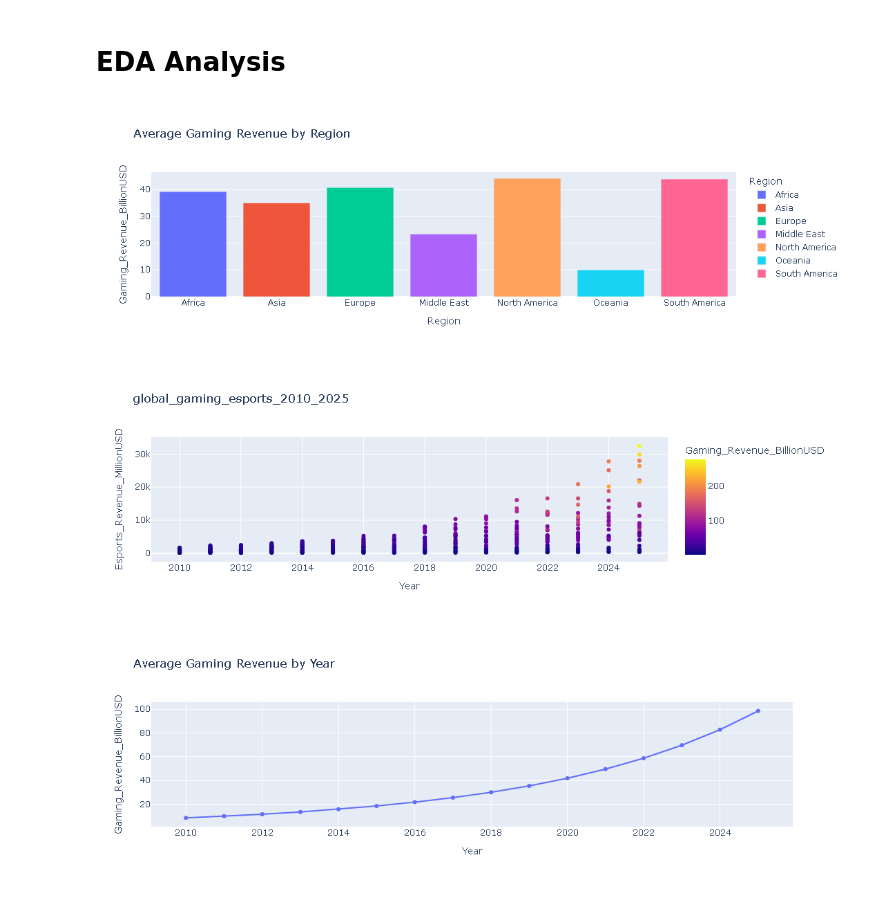
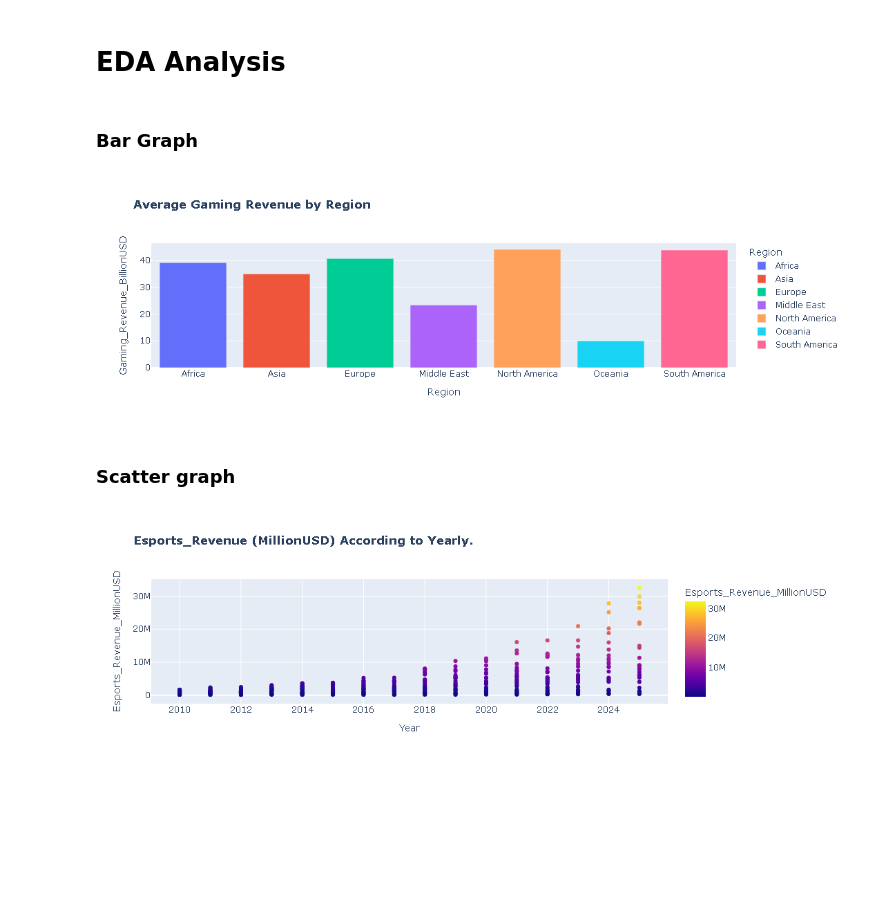
Before and after one commit to 9872himan-rgb/E-sports-project, a Jupyter notebook: game.ipynb, the cells around one changed output. Cells and saved outputs as stored; diff of their text form; code cells hidden in the pictures; blank space fills up the shorter version.

```diff
--- a/game.ipynb
+++ b/game.ipynb
@@ -197,6 +205,8 @@ df.duplicated().sum()
 np.int64(0)
 # %% [markdown]
 # EDA Analysis
+# %% [markdown]
+### Bar Graph
 # %%
 avg = df.groupby("Region")["Gaming_Revenue_BillionUSD"].mean().reset_index()
 
@@ -204,20 +214,22 @@ px.bar(avg,
        x="Region",
        y="Gaming_Revenue_BillionUSD",
        color="Region",
-       title="Average Gaming Revenue by Region").show()
+       title="<b>Average Gaming Revenue by Region</b>").show()
 # %% [output]
-[figure, old version]
+[figure, new version]
-# %%
-fig = px.scatter(df, x="Year" ,y="Esports_Revenue_MillionUSD",color="Gaming_Revenue_BillionUSD",title="global_gaming_esports_2010_2025")
-fig.show()
-# %% [output]
-[figure, removed]
+# %% [markdown]
+### Scatter graph
 # %%
-year = df.groupby("Year")["Gaming_Revenue_BillionUSD"].mean().reset_index()
-px.line(year,
-        x="Year",
-        y="Gaming_Revenue_BillionUSD",
-        markers=True,
-        title="Average Gaming Revenue by Year").show()
+df["Esports_Revenue_MillionUSD"] = df["Esports_Revenue_MillionUSD"] *1000
+
+fig = px.scatter(
+    df,
+    x="Year",
+    y="Esports_Revenue_MillionUSD",
+    title="<b>Esports_Revenue (MillionUSD) According to Yearly.</b>",
+    color="Esports_Revenue_MillionUSD"
+)
+
+fig.show()
 # %% [output]
-[figure, old version]
+[figure, new version]
```
Also changed, not shown: parts of 24 cells of this notebook.
